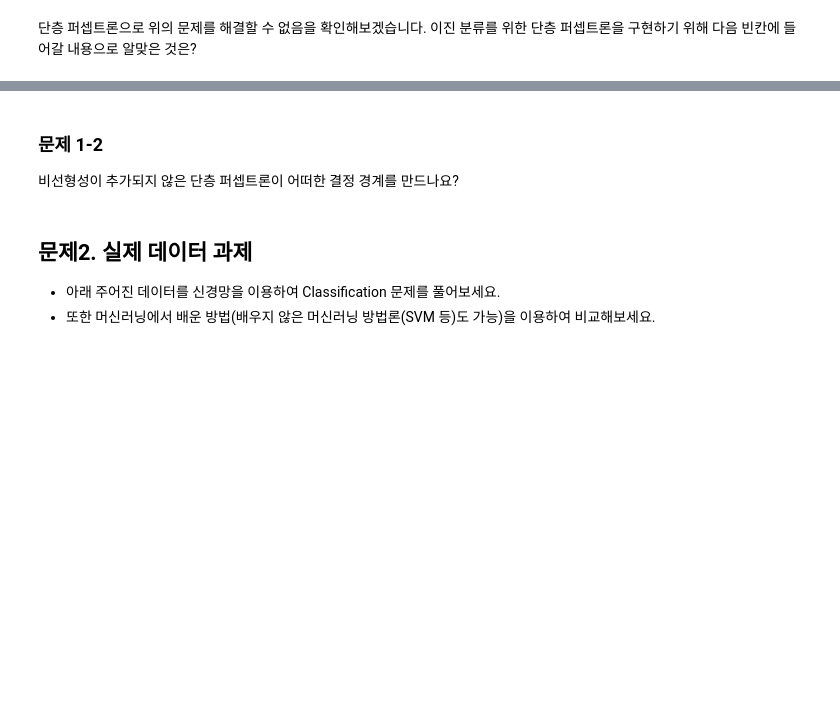
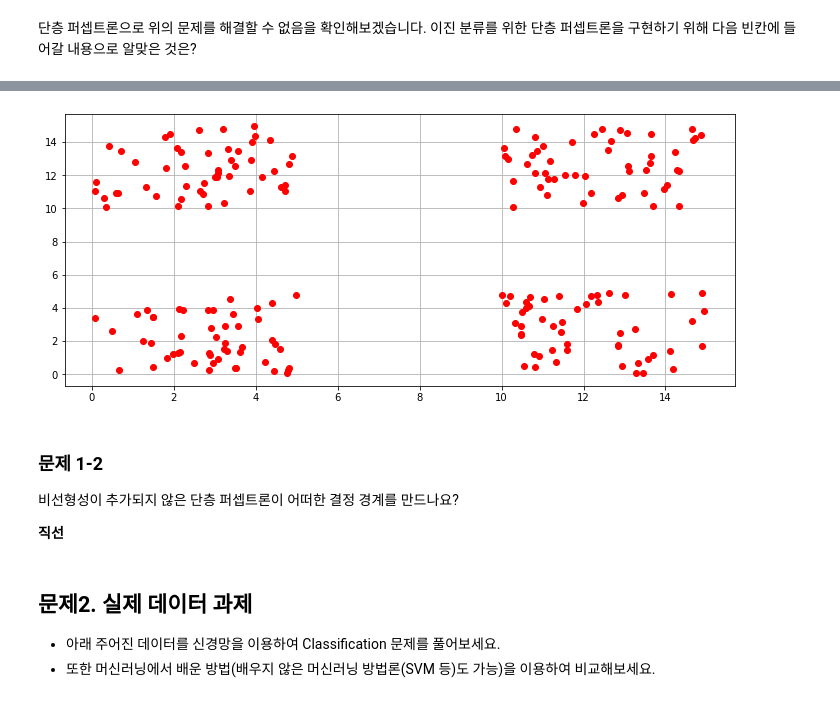
Before and after one commit to zekcal/AI_07_Section_1_Project, a Jupyter notebook: n411/n411_Assignment.ipynb, the cells around one changed output, grey strips where cells are left out. Drawn from its saved outputs; the diff is of its cells as text; code cells hidden in the pictures; blank space fills up the shorter version.

```diff
--- a/n411/n411_Assignment.ipynb
+++ b/n411/n411_Assignment.ipynb
@@ -62,7 +62,7 @@ ax.grid()
 import tensorflow as tf
 
 model = tf.keras.models.Sequential([
-    tf.keras.layers.Dense('''문제1-1''')
+    tf.keras.layers.Dense(1, activation='sigmoid')
 ])
 
 model.compile(optimizer='sgd',
@@ -85,3 +85,4 @@ fig, ax = plt.subplots(figsize = (12,5))
 ax.plot(y_true[:, 0], y_true[:,1], 'bo')
 ax.plot(y_false[:,0], y_false[:,1], 'ro')
 ax.grid()
+# %% [output]
@@ -88,6 +109,10 @@ ax.grid()
+[figure, added]
 # %% [markdown]
 ### 문제 1-2
 비선형성이 추가되지 않은 단층 퍼셉트론이 어떠한 결정 경계를 만드나요?
+
+
+**직선**
 # %% [markdown]
 ## 문제2. 실제 데이터 과제
  - 아래 주어진 데이터를 신경망을 이용하여 Classification 문제를 풀어보세요.
```
Also changed, not shown: parts of 10 cells of this notebook.
